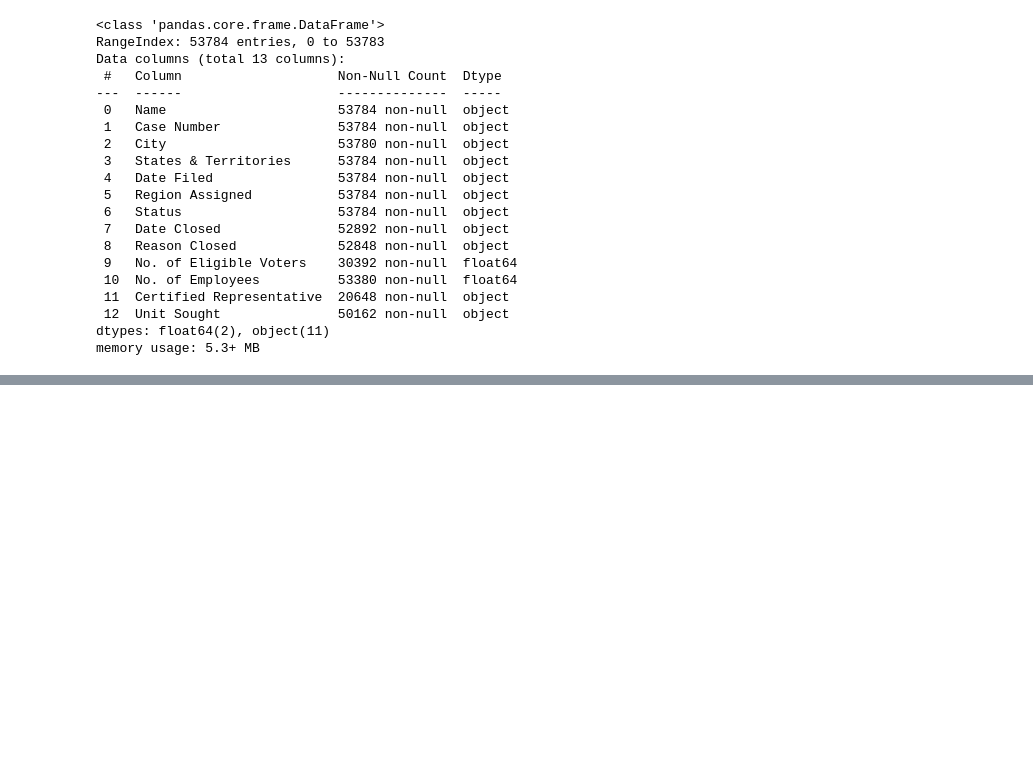
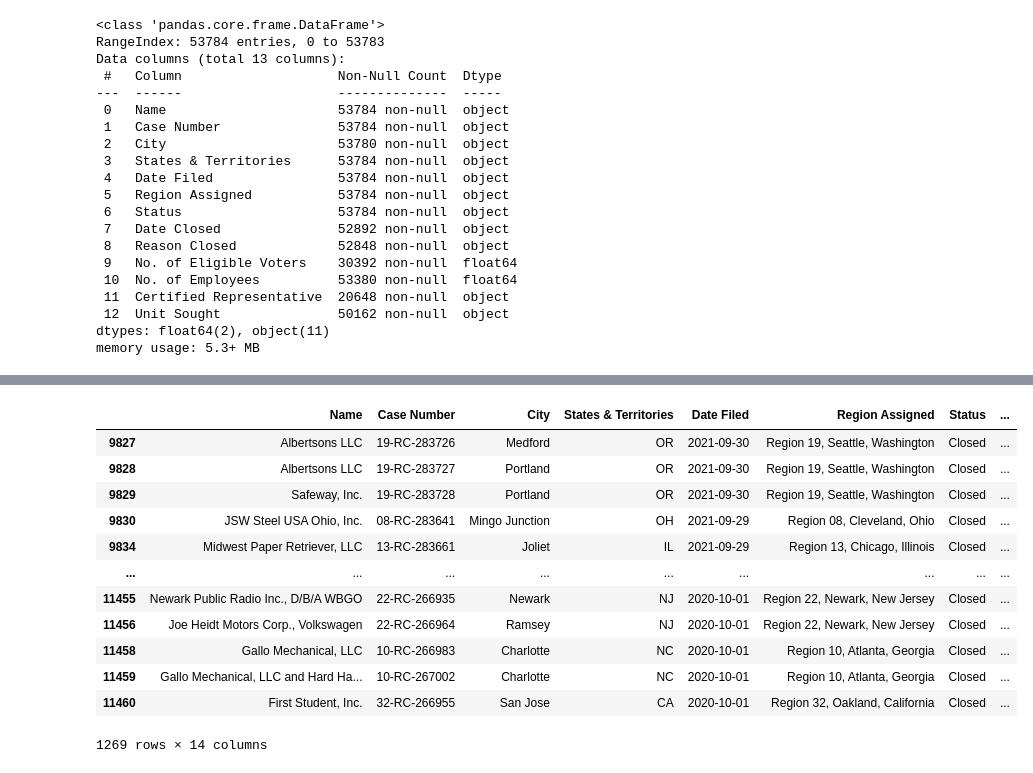
Before and after one commit to enielsen101/data_story, a Jupyter notebook: data_story.ipynb, the cells around one changed output, grey strips where cells are left out. Drawn from its saved outputs; the diff is of its cells as text; code cells hidden in the pictures; blank space fills up the shorter version.

```diff
--- a/data_story.ipynb
+++ b/data_story.ipynb
@@ -100,7 +102,9 @@ df["Date Filed"] = pd.to_datetime(df["Date Filed"], errors="coerce")
 # %%
-## Filter df by FY 2021 and 2024
-df_fy_filtered = df.query(
-    "(@pd.to_datetime('2020-10-01') <= `Date Filed` <= @pd.to_datetime('2021-09-30')) or \
+## Filter df by FY 2021 - 2024
+
+date_filed_df = filtered_df.query("(@pd.to_datetime('2020-10-01') <= `Date Filed` <= @pd.to_datetime('2021-09-30')) or \
+     (@pd.to_datetime('2021-10-01') <= `Date Filed` <= @pd.to_datetime('2022-09-30')) or \
+     (@pd.to_datetime('2022-10-01') <= `Date Filed` <= @pd.to_datetime('2023-09-30')) or \
      (@pd.to_datetime('2023-10-01') <= `Date Filed` <= @pd.to_datetime('2024-09-30'))"
 )
 # %%
@@ -130,7 +134,16 @@ memory usage: 398.1+ KB
 # %%
-## Put 2021 and 2024 into dataframes
-df_2021 = df[df["Date Filed"].dt.year == 2021]
-df_2024 = df[df["Date Filed"].dt.year == 2024]
+## Put 2021 - 2024 into dataframes
+## First try: df_2021 = date_filed_df[date_filed_df["Date Filed"].dt.date (2022-09-30) <= 'Date Filed' <= (2021-10-01)]
+## Second try
+
+df_2021 = date_filed_df[
+    (date_filed_df["Date Filed"] >= "2020-10-01") & (date_filed_df["Date Filed"] <= "2021-09-30")].copy()
+df_2022 = date_filed_df[
+    (date_filed_df["Date Filed"] >= "2021-10-01") & (date_filed_df["Date Filed"] <= "2022-09-30")].copy()
+df_2023 = date_filed_df[
+    (date_filed_df["Date Filed"] >= "2022-10-01") & (date_filed_df["Date Filed"] <= "2023-09-30")].copy()
+df_2024 = date_filed_df[
+    (date_filed_df["Date Filed"] >= "2023-10-01") & (date_filed_df["Date Filed"] <= "2024-09-30")].copy()
 # %%
 ## Get info on df_2021
 df_2021.info()
@@ -213,0 +262,24 @@ df_2021.head()
+# %%
+## instead created a new column in the individual year dfs
+
+df_2021["Fiscal Year"] = 2021
+df_2022["Fiscal Year"] = 2022
+df_2023["Fiscal Year"] = 2023
+df_2024["Fiscal Year"] = 2024
+# %%
+## see if it worked
+df_2021
+# %% [output]
+|  | Name | Case Number | City | States & Territories | Date Filed | Region Assigned | Status | ... |
+| 9827 | Albertsons LLC | 19-RC-283726 | Medford | OR | 2021-09-30 | Region 19, Seattle, Washington | Closed | ... |
+| 9828 | Albertsons LLC | 19-RC-283727 | Portland | OR | 2021-09-30 | Region 19, Seattle, Washington | Closed | ... |
+| 9829 | Safeway, Inc. | 19-RC-283728 | Portland | OR | 2021-09-30 | Region 19, Seattle, Washington | Closed | ... |
+| 9830 | JSW Steel USA Ohio, Inc. | 08-RC-283641 | Mingo Junction | OH | 2021-09-29 | Region 08, Cleveland, Ohio | Closed | ... |
+| 9834 | Midwest Paper Retriever, LLC | 13-RC-283661 | Joliet | IL | 2021-09-29 | Region 13, Chicago, Illinois | Closed | ... |
+| ... | ... | ... | ... | ... | ... | ... | ... | ... |
+| 11455 | Newark Public Radio Inc., D/B/A WBGO | 22-RC-266935 | Newark | NJ | 2020-10-01 | Region 22, Newark, New Jersey | Closed | ... |
+| 11456 | Joe Heidt Motors Corp., Volkswagen | 22-RC-266964 | Ramsey | NJ | 2020-10-01 | Region 22, Newark, New Jersey | Closed | ... |
+| 11458 | Gallo Mechanical, LLC | 10-RC-266983 | Charlotte | NC | 2020-10-01 | Region 10, Atlanta, Georgia | Closed | ... |
+| 11459 | Gallo Mechanical, LLC and Hard Ha... | 10-RC-267002 | Charlotte | NC | 2020-10-01 | Region 10, Atlanta, Georgia | Closed | ... |
+| 11460 | First Student, Inc. | 32-RC-266955 | San Jose | CA | 2020-10-01 | Region 32, Oakland, California | Closed | ... |
+1269 rows × 14 columns
```
Also changed, not shown: parts of 20 cells of this notebook, 9 other files.
